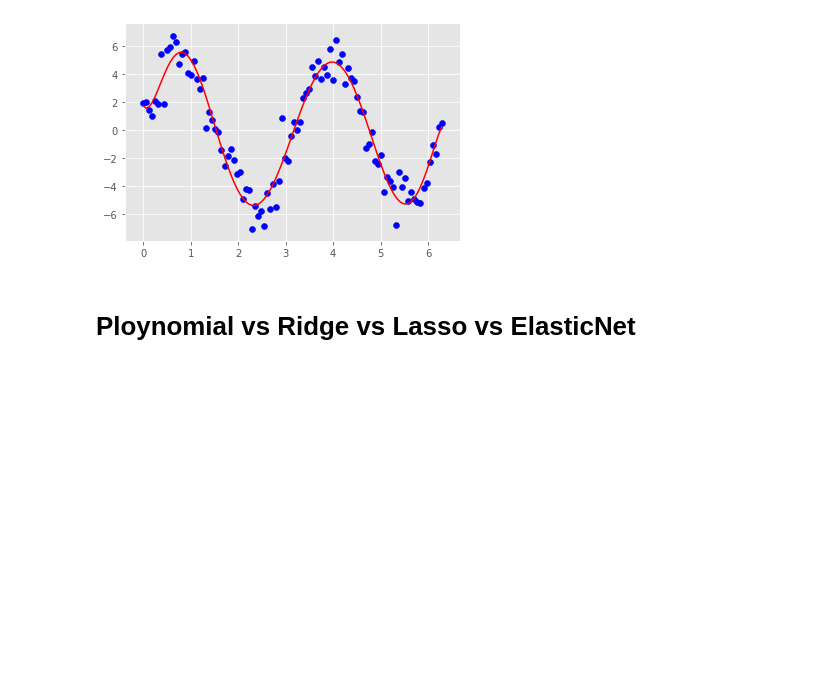
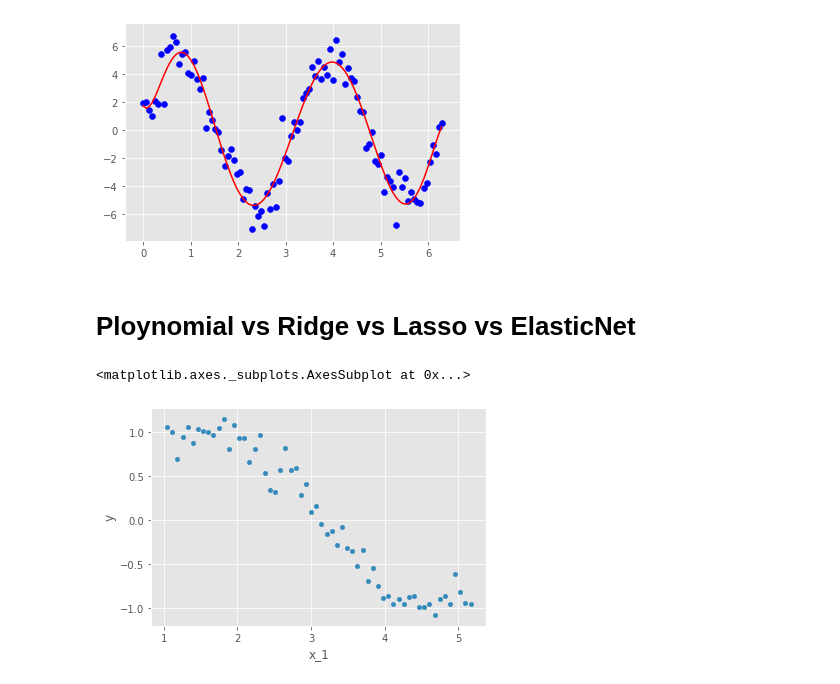
Before and after one commit to brian-pan/data-analysis-learn-python-machine-learning-codes, a Jupyter notebook: codes-for-machine-learning-3.ipynb, the cells around one changed output. Cells and saved outputs as stored; diff of their text form; code cells hidden in the pictures; blank space fills up the shorter version.

```diff
--- a/codes-for-machine-learning-3.ipynb
+++ b/codes-for-machine-learning-3.ipynb
@@ -75,3 +75,12 @@ import pandas as pd
 import matplotlib.pyplot as plt
 from matplotlib.pylab import rcParams
 pd.options.display.float_format = '{:,.2g}'.format
+# %%
+x = np.array([i * np.pi / 180 for i in range(60, 300, 4)])
+np.random.seed(10)
+y = np.sin(x) + np.random.normal(0, 0.15, len(x))
+data = pd.DataFrame(np.column_stack([x, y]),columns=['x_1','y'])
+data.plot.scatter('x_1','y')
+# %% [output]
+<matplotlib.axes._subplots.AxesSubplot at 0x...>
+[figure, added]
```
